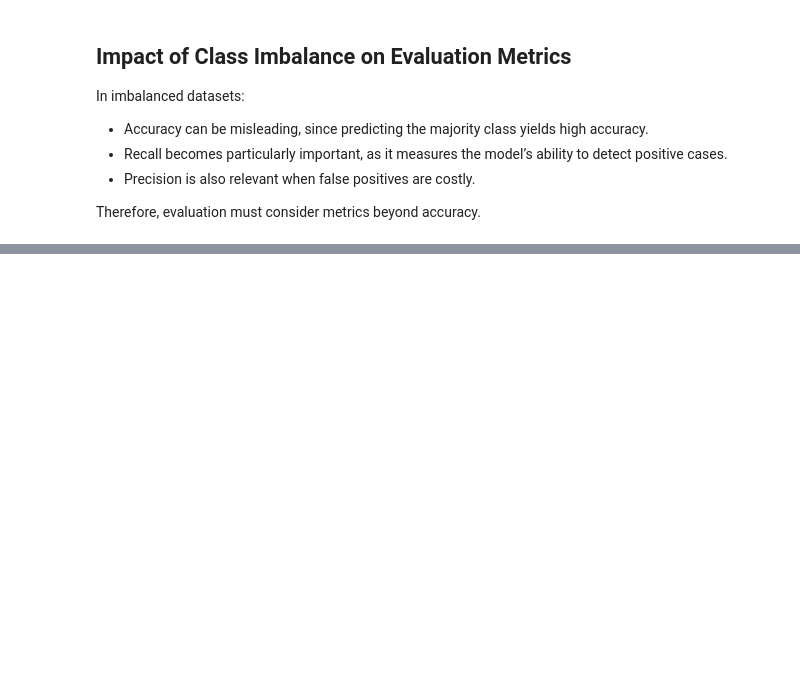
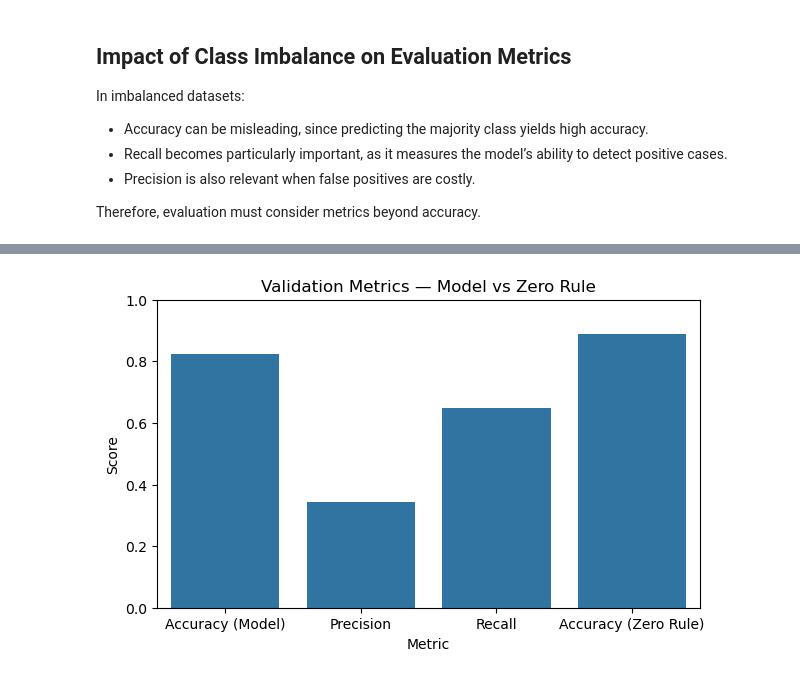
Before and after one commit to joseBouza17/ML-fundamentals-2026, a Jupyter notebook: notebooks/assignment_1_jose_bouza_femenia.ipynb, the cells around one changed output, grey strips where cells are left out. Drawn from its saved outputs; the diff is of its cells as text; code cells hidden in the pictures; blank space fills up the shorter version.

```diff
--- a/notebooks/assignment_1_jose_bouza_femenia.ipynb
+++ b/notebooks/assignment_1_jose_bouza_femenia.ipynb
@@ -1026,0 +1039,7 @@ Therefore, evaluation must consider metrics beyond accuracy.
+# %%
+# Zero Rule prediction (always majority class)
+y_val_zero = ["no"] * len(y_val)
+
+zero_accuracy = accuracy_score(y_val, y_val_zero)
+
+print("Zero Rule Accuracy:", zero_accuracy)
@@ -1026,0 +1071,16 @@ Therefore, evaluation must consider metrics beyond accuracy.
+# %%
+metrics = pd.DataFrame({
+    "Metric": ["Accuracy (Model)", "Precision", "Recall", "Accuracy (Zero Rule)"],
+    "Score": [accuracy, precision, recall, zero_accuracy]
+})
+
+plt.figure(figsize=(7,4))
+
+sns.barplot(data=metrics, x="Metric", y="Score")
+
+plt.ylim(0,1)
+plt.title("Validation Metrics — Model vs Zero Rule")
+
+plt.show()
+# %% [output]
+[figure, added]
```
Also changed, not shown: parts of 18 cells of this notebook.
